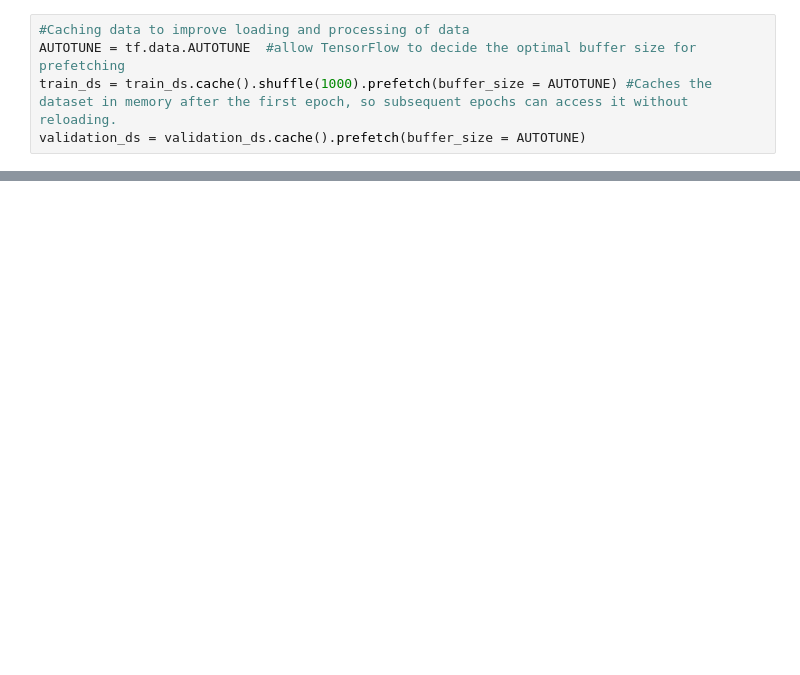
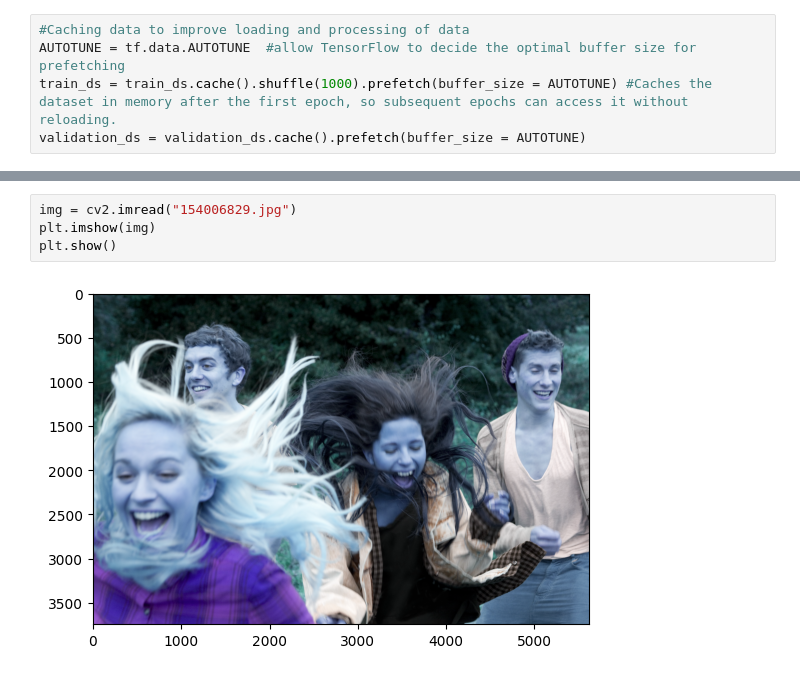
Before and after one commit to TonyLiu2004/Dish-Classifier-ML, a Jupyter notebook: start.ipynb, the cells around one changed output, grey strips where cells are left out. Saved outputs shown, nothing was run; the diff lists cells and outputs as text; blank space fills up the shorter version.

```diff
--- a/start.ipynb
+++ b/start.ipynb
@@ -175,0 +249,6 @@ model = Sequential([
+# %%
+img = cv2.imread("154006829.jpg")
+plt.imshow(img)
+plt.show()
+# %% [output]
+[figure, added]
```
Also changed, not shown: parts of 12 cells of this notebook, 33 other files.
